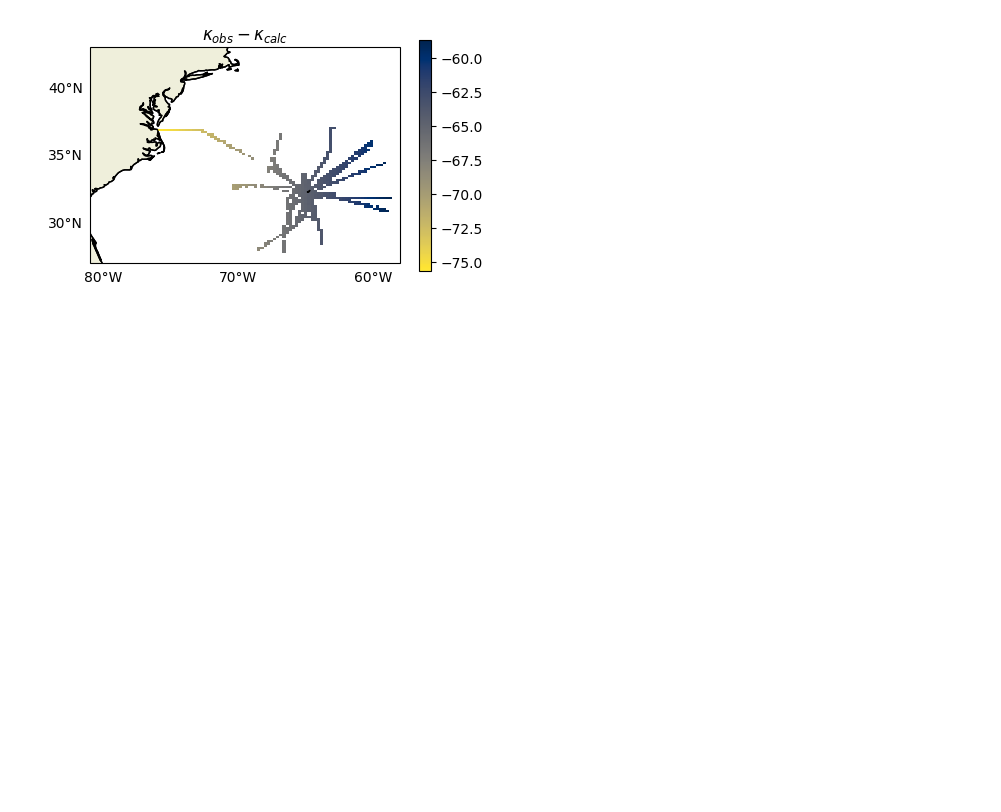
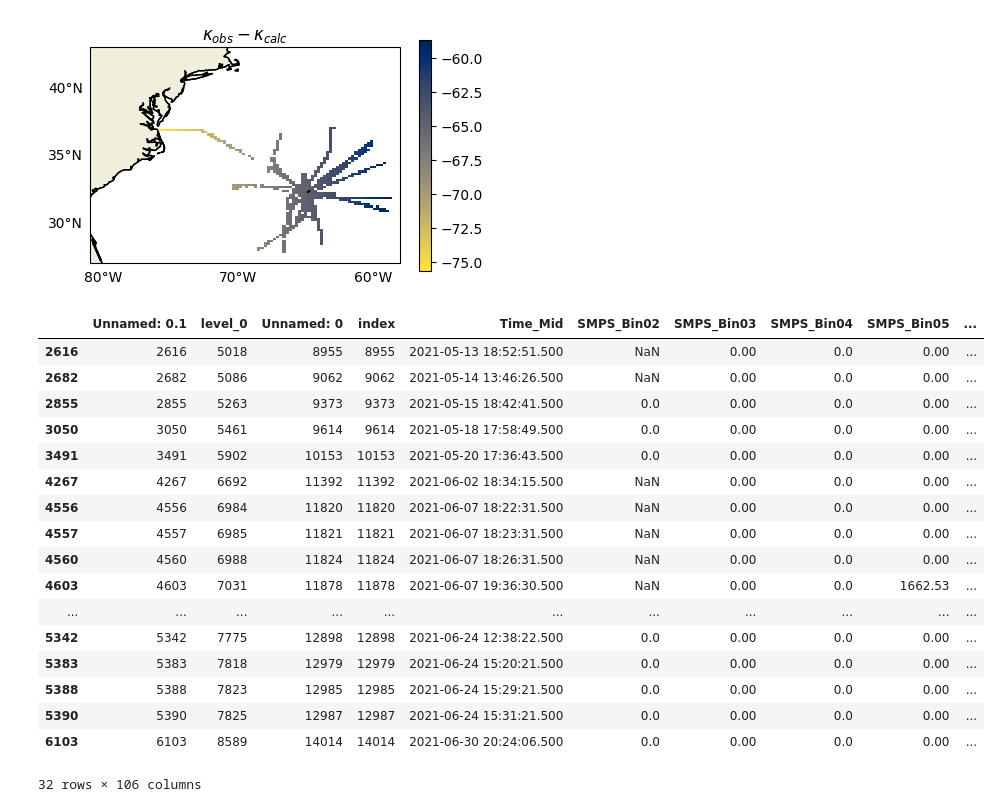
Before and after one commit to csoloff/ACTIVATE_CCN_closure, a Jupyter notebook: scripts/04_plots.ipynb, the cells around one changed output. Cells and saved outputs as stored; diff of their text form; code cells hidden in the pictures; blank space fills up the shorter version.

```diff
--- a/scripts/04_plots.ipynb
+++ b/scripts/04_plots.ipynb
@@ -272,6 +272,27 @@ See the caveats in the documentation: https://pandas.pydata.org/pandas-docs/stab
 [figure]
 [figure]
 [figure]
+# %%
+df_spring[df_spring['OMF']>.9]
+# %% [output]
+|  | Unnamed: 0.1 | level_0 | Unnamed: 0 | index | Time_Mid | SMPS_Bin02 | SMPS_Bin03 | SMPS_Bin04 | SMPS_Bin05 | ... |
+| 2616 | 2616 | 5018 | 8955 | 8955 | 2021-05-13 18:52:51.500 | NaN | 0.00 | 0.0 | 0.00 | ... |
+| 2682 | 2682 | 5086 | 9062 | 9062 | 2021-05-14 13:46:26.500 | NaN | 0.00 | 0.0 | 0.00 | ... |
+| 2855 | 2855 | 5263 | 9373 | 9373 | 2021-05-15 18:42:41.500 | 0.0 | 0.00 | 0.0 | 0.00 | ... |
+| 3050 | 3050 | 5461 | 9614 | 9614 | 2021-05-18 17:58:49.500 | 0.0 | 0.00 | 0.0 | 0.00 | ... |
+| 3491 | 3491 | 5902 | 10153 | 10153 | 2021-05-20 17:36:43.500 | 0.0 | 0.00 | 0.0 | 0.00 | ... |
+| 4267 | 4267 | 6692 | 11392 | 11392 | 2021-06-02 18:34:15.500 | NaN | 0.00 | 0.0 | 0.00 | ... |
+| 4556 | 4556 | 6984 | 11820 | 11820 | 2021-06-07 18:22:31.500 | NaN | 0.00 | 0.0 | 0.00 | ... |
+| 4557 | 4557 | 6985 | 11821 | 11821 | 2021-06-07 18:23:31.500 | NaN | 0.00 | 0.0 | 0.00 | ... |
+| 4560 | 4560 | 6988 | 11824 | 11824 | 2021-06-07 18:26:31.500 | NaN | 0.00 | 0.0 | 0.00 | ... |
+| 4603 | 4603 | 7031 | 11878 | 11878 | 2021-06-07 19:36:30.500 | NaN | 0.00 | 0.0 | 1662.53 | ... |
+| ... | ... | ... | ... | ... | ... | ... | ... | ... | ... | ... |
+| 5342 | 5342 | 7775 | 12898 | 12898 | 2021-06-24 12:38:22.500 | 0.0 | 0.00 | 0.0 | 0.00 | ... |
+| 5383 | 5383 | 7818 | 12979 | 12979 | 2021-06-24 15:20:21.500 | 0.0 | 0.00 | 0.0 | 0.00 | ... |
+| 5388 | 5388 | 7823 | 12985 | 12985 | 2021-06-24 15:29:21.500 | 0.0 | 0.00 | 0.0 | 0.00 | ... |
+| 5390 | 5390 | 7825 | 12987 | 12987 | 2021-06-24 15:31:21.500 | 0.0 | 0.00 | 0.0 | 0.00 | ... |
+| 6103 | 6103 | 8589 | 14014 | 14014 | 2021-06-30 20:24:06.500 | 0.0 | 0.00 | 0.0 | 0.00 | ... |
+32 rows × 106 columns
 # %%
 # Define the OMF bins and labels
 bins = [0, 0.1, 0.2, 0.3, 0.4, 0.5, 0.6, 0.7, 0.8, 0.9, 1]
```
Also changed, not shown: parts of 2 cells of this notebook.
